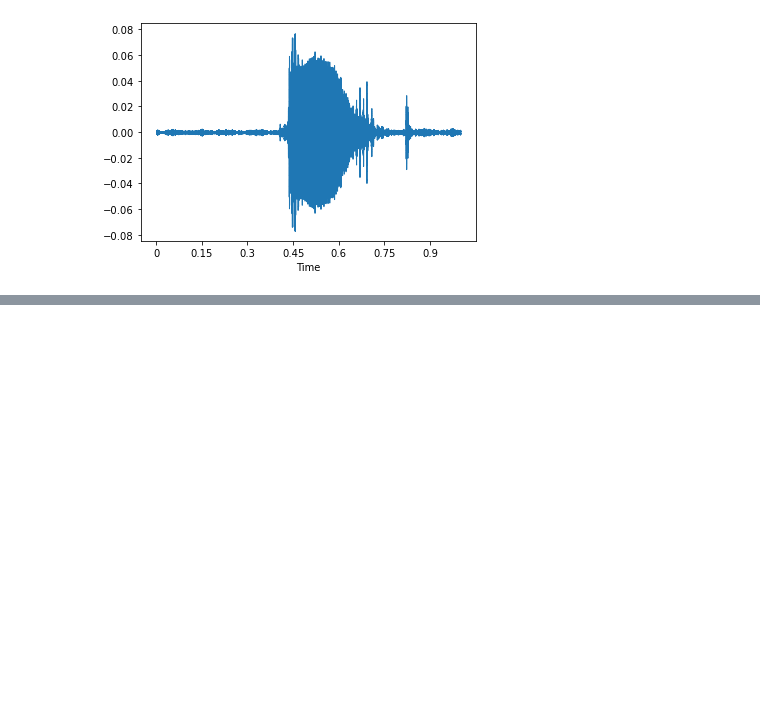
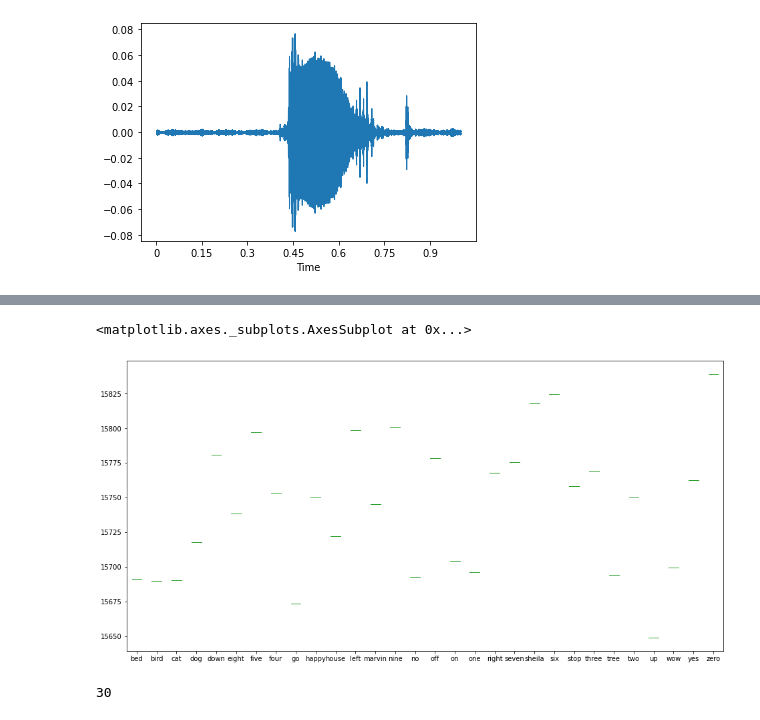
Before and after one commit to japsingh/speech-recognition, a Jupyter notebook: cleaning-speech-dataset.ipynb, the cells around one changed output, grey strips where cells are left out. Saved outputs shown, nothing was run; the diff lists cells and outputs as text; code cells hidden in the pictures; blank space fills up the shorter version.

```diff
--- a/cleaning-speech-dataset.ipynb
+++ b/cleaning-speech-dataset.ipynb
@@ -82,0 +195,21 @@ length = 1.0s
+# %%
+pivots = df.pivot_table(columns='label', values='number_of_samples')#.sort_values(ascending=False)
+pivots.plot(kind='box', figsize=[16,8])
+# %% [output]
+<matplotlib.axes._subplots.AxesSubplot at 0x...>
+[figure, added]
+# %%
+labels = df["label"].unique()
+views = []
+
+for label in labels:
+    view = df.loc[df.label==label, 'number_of_samples']
+    view1 = df.loc[df.label==label, 'duration']
+    views.append([label, view, view1])
+len(views)
+
+#plt.tight_layout()
+#for view in views:
+#    plt.hist(view[1], label=view[0])
+# %% [output]
+30
```
Also changed, not shown: parts of 17 cells of this notebook.
